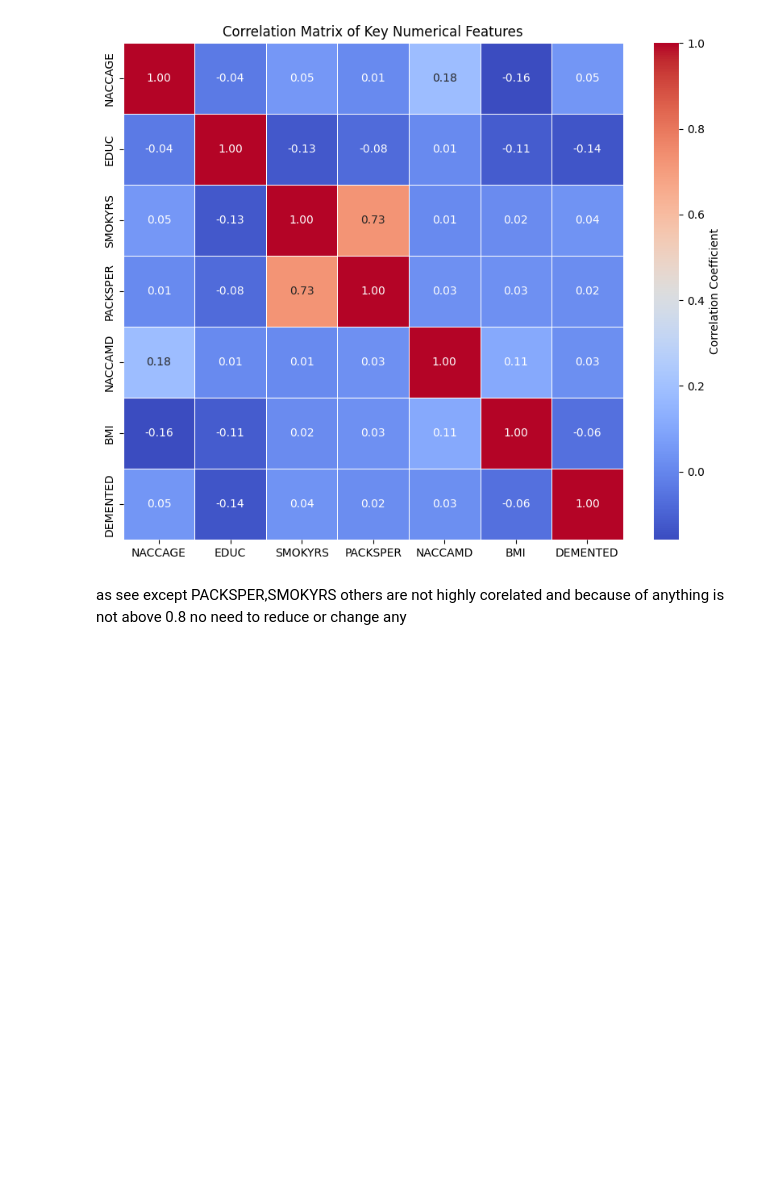
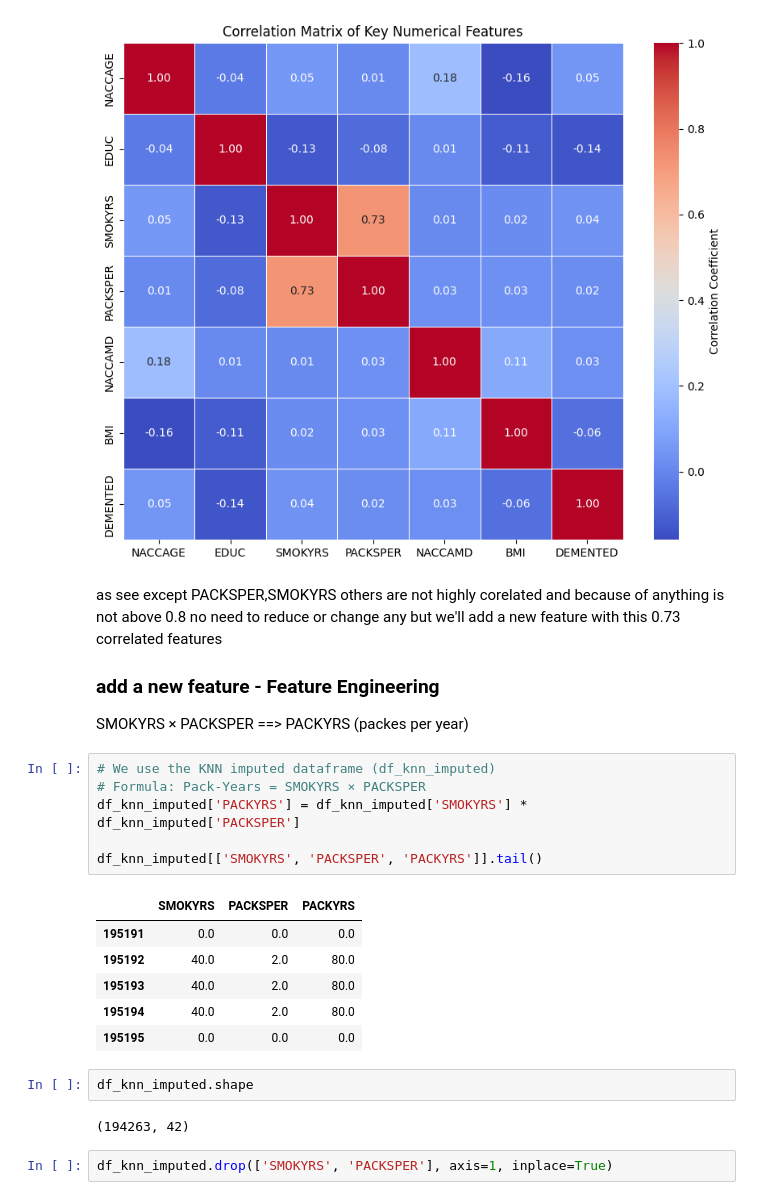
Before and after one commit to Kaveesha-Madhushan17/Model-X-Competition-phase-1, a Jupyter notebook: model_x_dimentia.ipynb, the cells around one changed output. Saved outputs shown, nothing was run; the diff lists cells and outputs as text; blank space fills up the shorter version.

```diff
--- a/model_x_dimentia.ipynb
+++ b/model_x_dimentia.ipynb
@@ -549,4 +553,26 @@ plt.show()
 # %% [output]
 [figure]
 # %% [markdown]
-as see except PACKSPER,SMOKYRS others are not highly corelated and because of anything is not above 0.8 no need to reduce or change any
+as see except PACKSPER,SMOKYRS others are not highly corelated and because of anything is not above 0.8 no need to reduce or change any but we'll add a new feature with this 0.73 correlated features
+
+### add a new feature  - Feature Engineering
+SMOKYRS × PACKSPER ==> PACKYRS (packes per year)
+# %%
+# We use the KNN imputed dataframe (df_knn_imputed)
+# Formula: Pack-Years = SMOKYRS × PACKSPER
+df_knn_imputed['PACKYRS'] = df_knn_imputed['SMOKYRS'] * df_knn_imputed['PACKSPER']
+
+df_knn_imputed[['SMOKYRS', 'PACKSPER', 'PACKYRS']].tail()
+# %% [output]
+|  | SMOKYRS | PACKSPER | PACKYRS |
+| 195191 | 0.0 | 0.0 | 0.0 |
+| 195192 | 40.0 | 2.0 | 80.0 |
+| 195193 | 40.0 | 2.0 | 80.0 |
+| 195194 | 40.0 | 2.0 | 80.0 |
+| 195195 | 0.0 | 0.0 | 0.0 |
+# %%
+df_knn_imputed.shape
+# %% [output]
+(194263, 42)
+# %%
+df_knn_imputed.drop(['SMOKYRS', 'PACKSPER'], axis=1, inplace=True)
```
Also changed, not shown: parts of 19 cells of this notebook.
